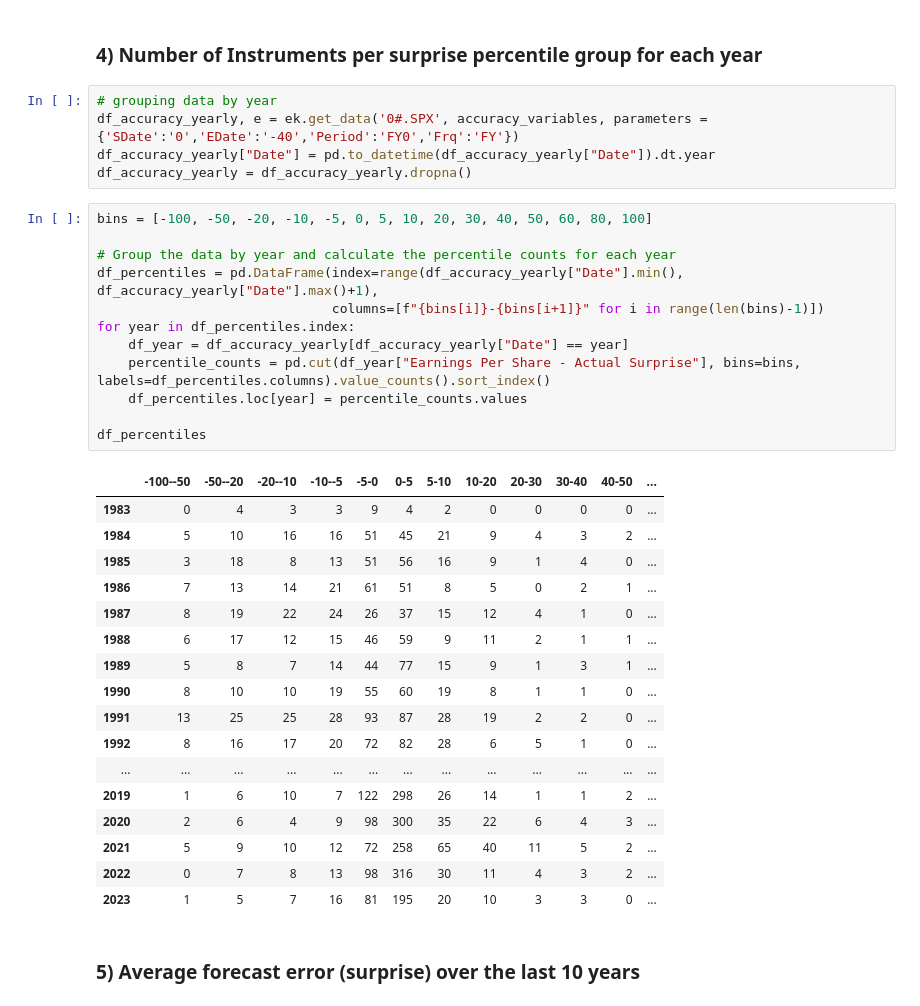
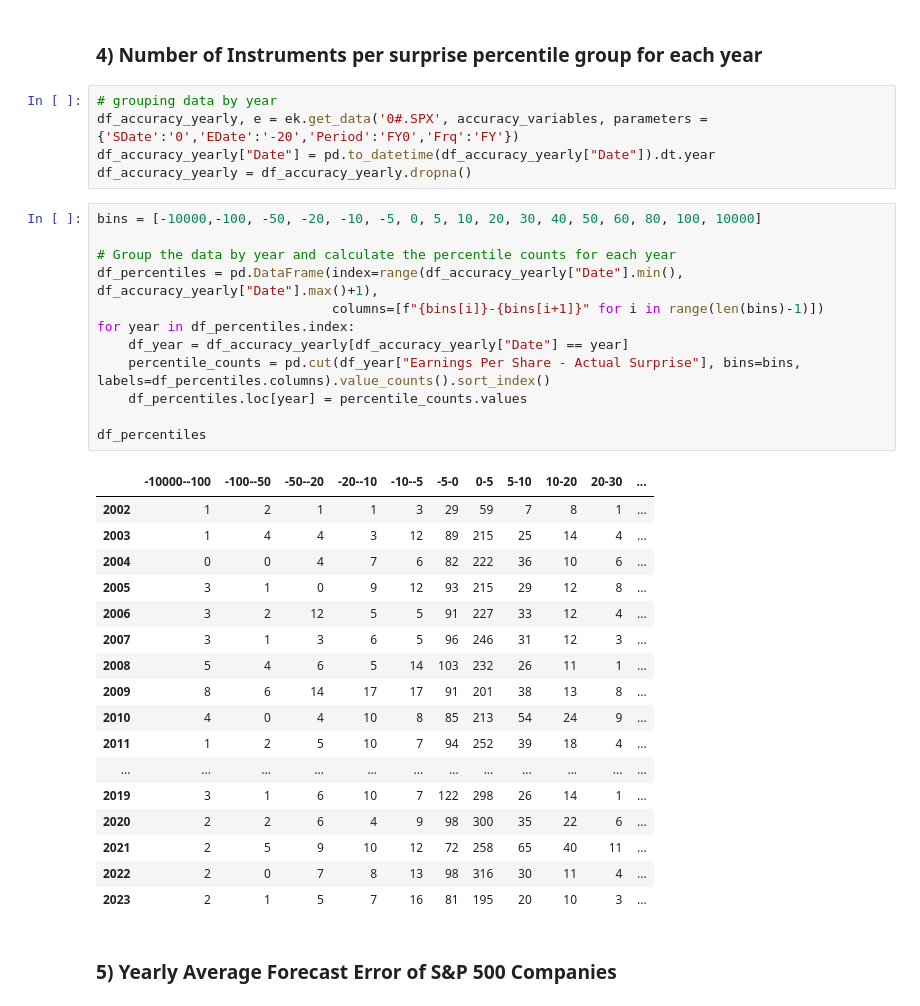
Before and after one commit to yummypugs/GSFM_AnalystForecasts, a Jupyter notebook: Ginevra/accuracy_analysis.ipynb, the cells around one changed output. Cells and saved outputs as stored; diff of their text form.

Commit message:
added plots and data to accuracy analysis

```diff
--- a/Ginevra/accuracy_analysis.ipynb
+++ b/Ginevra/accuracy_analysis.ipynb
@@ -196,41 +196,41 @@ df_averages.describe()
 ### 4) Number of Instruments per surprise percentile group for each year
 # %%
 # grouping data by year
-df_accuracy_yearly, e = ek.get_data('0#.SPX', accuracy_variables, parameters = {'SDate':'0','EDate':'-40','Period':'FY0','Frq':'FY'})
+df_accuracy_yearly, e = ek.get_data('0#.SPX', accuracy_variables, parameters = {'SDate':'0','EDate':'-20','Period':'FY0','Frq':'FY'})
 df_accuracy_yearly["Date"] = pd.to_datetime(df_accuracy_yearly["Date"]).dt.year
 df_accuracy_yearly = df_accuracy_yearly.dropna()
 # %%
-bins = [-100, -50, -20, -10, -5, 0, 5, 10, 20, 30, 40, 50, 60, 80, 100]
+bins = [-10000,-100, -50, -20, -10, -5, 0, 5, 10, 20, 30, 40, 50, 60, 80, 100, 10000]
 
 # Group the data by year and calculate the percentile counts for each year
 df_percentiles = pd.DataFrame(index=range(df_accuracy_yearly["Date"].min(), df_accuracy_yearly["Date"].max()+1),
                               columns=[f"{bins[i]}-{bins[i+1]}" for i in range(len(bins)-1)])
 for year in df_percentiles.index:
     df_year = df_accuracy_yearly[df_accuracy_yearly["Date"] == year]
     percentile_counts = pd.cut(df_year["Earnings Per Share - Actual Surprise"], bins=bins, labels=df_percentiles.columns).value_counts().sort_index()
     df_percentiles.loc[year] = percentile_counts.values
 
 df_percentiles
 # %% [output]
-|  | -100--50 | -50--20 | -20--10 | -10--5 | -5-0 | 0-5 | 5-10 | 10-20 | 20-30 | 30-40 | 40-50 | ... |
-| 1983 | 0 | 4 | 3 | 3 | 9 | 4 | 2 | 0 | 0 | 0 | 0 | ... |
-| 1984 | 5 | 10 | 16 | 16 | 51 | 45 | 21 | 9 | 4 | 3 | 2 | ... |
-| 1985 | 3 | 18 | 8 | 13 | 51 | 56 | 16 | 9 | 1 | 4 | 0 | ... |
-| 1986 | 7 | 13 | 14 | 21 | 61 | 51 | 8 | 5 | 0 | 2 | 1 | ... |
-| 1987 | 8 | 19 | 22 | 24 | 26 | 37 | 15 | 12 | 4 | 1 | 0 | ... |
-| 1988 | 6 | 17 | 12 | 15 | 46 | 59 | 9 | 11 | 2 | 1 | 1 | ... |
-| 1989 | 5 | 8 | 7 | 14 | 44 | 77 | 15 | 9 | 1 | 3 | 1 | ... |
-| 1990 | 8 | 10 | 10 | 19 | 55 | 60 | 19 | 8 | 1 | 1 | 0 | ... |
-| 1991 | 13 | 25 | 25 | 28 | 93 | 87 | 28 | 19 | 2 | 2 | 0 | ... |
-| 1992 | 8 | 16 | 17 | 20 | 72 | 82 | 28 | 6 | 5 | 1 | 0 | ... |
-| ... | ... | ... | ... | ... | ... | ... | ... | ... | ... | ... | ... | ... |
-| 2019 | 1 | 6 | 10 | 7 | 122 | 298 | 26 | 14 | 1 | 1 | 2 | ... |
-| 2020 | 2 | 6 | 4 | 9 | 98 | 300 | 35 | 22 | 6 | 4 | 3 | ... |
-| 2021 | 5 | 9 | 10 | 12 | 72 | 258 | 65 | 40 | 11 | 5 | 2 | ... |
-| 2022 | 0 | 7 | 8 | 13 | 98 | 316 | 30 | 11 | 4 | 3 | 2 | ... |
-| 2023 | 1 | 5 | 7 | 16 | 81 | 195 | 20 | 10 | 3 | 3 | 0 | ... |
+|  | -10000--100 | -100--50 | -50--20 | -20--10 | -10--5 | -5-0 | 0-5 | 5-10 | 10-20 | 20-30 | ... |
+| 2002 | 1 | 2 | 1 | 1 | 3 | 29 | 59 | 7 | 8 | 1 | ... |
+| 2003 | 1 | 4 | 4 | 3 | 12 | 89 | 215 | 25 | 14 | 4 | ... |
+| 2004 | 0 | 0 | 4 | 7 | 6 | 82 | 222 | 36 | 10 | 6 | ... |
+| 2005 | 3 | 1 | 0 | 9 | 12 | 93 | 215 | 29 | 12 | 8 | ... |
+| 2006 | 3 | 2 | 12 | 5 | 5 | 91 | 227 | 33 | 12 | 4 | ... |
+| 2007 | 3 | 1 | 3 | 6 | 5 | 96 | 246 | 31 | 12 | 3 | ... |
+| 2008 | 5 | 4 | 6 | 5 | 14 | 103 | 232 | 26 | 11 | 1 | ... |
+| 2009 | 8 | 6 | 14 | 17 | 17 | 91 | 201 | 38 | 13 | 8 | ... |
+| 2010 | 4 | 0 | 4 | 10 | 8 | 85 | 213 | 54 | 24 | 9 | ... |
+| 2011 | 1 | 2 | 5 | 10 | 7 | 94 | 252 | 39 | 18 | 4 | ... |
+| ... | ... | ... | ... | ... | ... | ... | ... | ... | ... | ... | ... |
+| 2019 | 3 | 1 | 6 | 10 | 7 | 122 | 298 | 26 | 14 | 1 | ... |
+| 2020 | 2 | 2 | 6 | 4 | 9 | 98 | 300 | 35 | 22 | 6 | ... |
+| 2021 | 2 | 5 | 9 | 10 | 12 | 72 | 258 | 65 | 40 | 11 | ... |
+| 2022 | 2 | 0 | 7 | 8 | 13 | 98 | 316 | 30 | 11 | 4 | ... |
+| 2023 | 2 | 1 | 5 | 7 | 16 | 81 | 195 | 20 | 10 | 3 | ... |
-# %% [markdown]
-### 5) Average forecast error (surprise) over the last 10 years
+# %% [markdown]
+### 5) Yearly Average Forecast Error of S&P 500 Companies
 # %%
 df_accuracy_yearly
 # %% [output]
```
Also changed, not shown: parts of 8 cells of this notebook.
